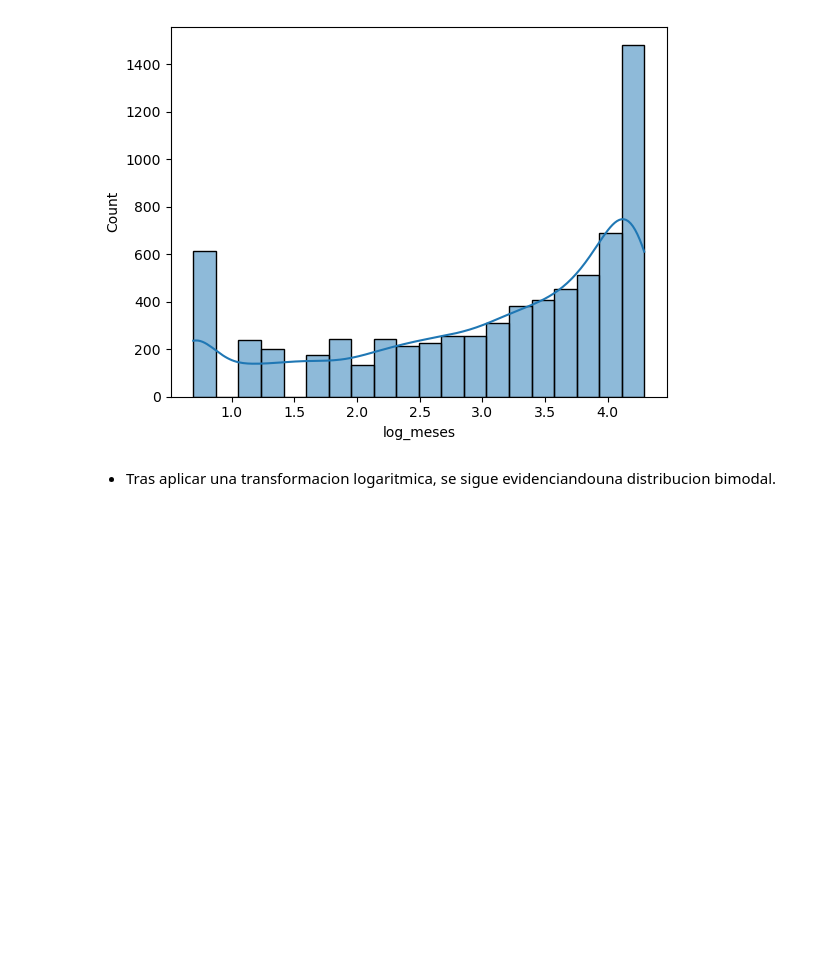
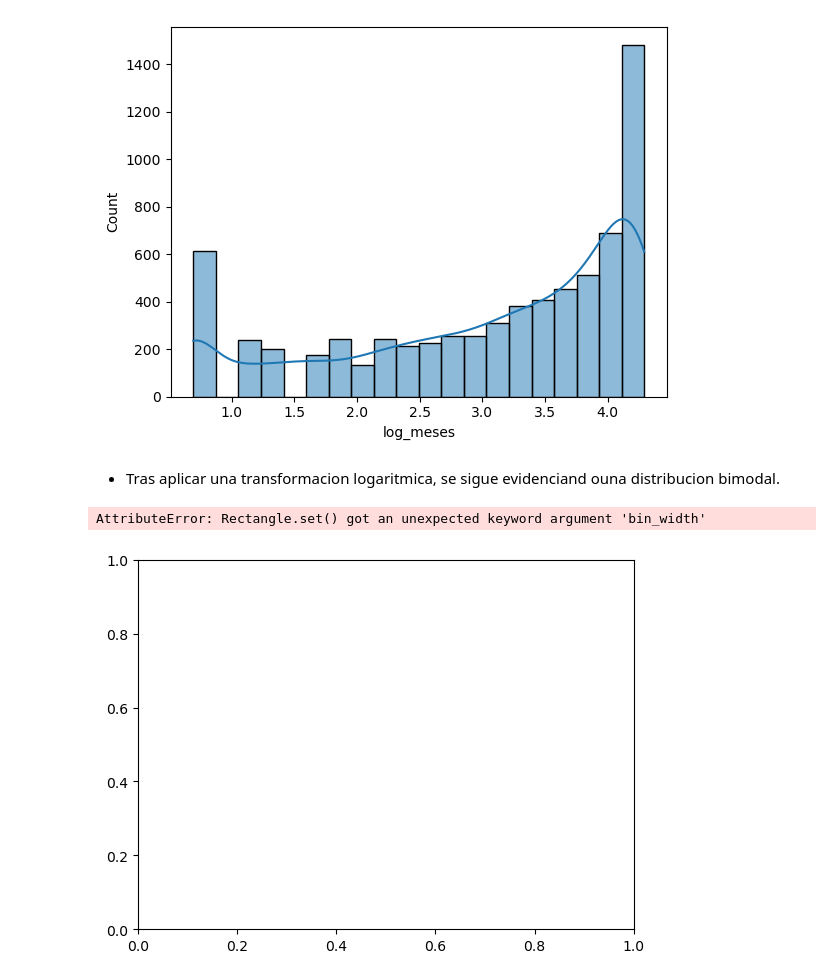
Before and after one commit to jbernalg/challenge_TelecomX_ML, a Jupyter notebook: telecomX_ML_2.ipynb, the cells around one changed output. Saved outputs shown, nothing was run; the diff lists cells and outputs as text; code cells hidden in the pictures; blank space fills up the shorter version.

Commit message:
transformacion raiz cuadrada

```diff
--- a/telecomX_ML_2.ipynb
+++ b/telecomX_ML_2.ipynb
@@ -265,4 +265,15 @@ plt.show()
 # %% [output]
 [figure]
 # %% [markdown]
-- Tras aplicar una transformacion logaritmica, se sigue evidenciandouna distribucion bimodal.
+- Tras aplicar una transformacion logaritmica, se sigue evidenciand ouna distribucion bimodal.
+# %%
+# Transformacion cuadratica en meses_contrato
+
+df['sqrt_meses'] = np.sqrt(df['meses_contrato'] + 1)
+BIN_WIDTH = bin_width(df, 'sqrt_meses')
+
+sns.histplot(df['sqrt_meses'], bin_width=BIN_WIDTH, kde=True)
+plt.show()
+# %% [output]
+AttributeError: Rectangle.set() got an unexpected keyword argument 'bin_width'
+[figure, added]
```
